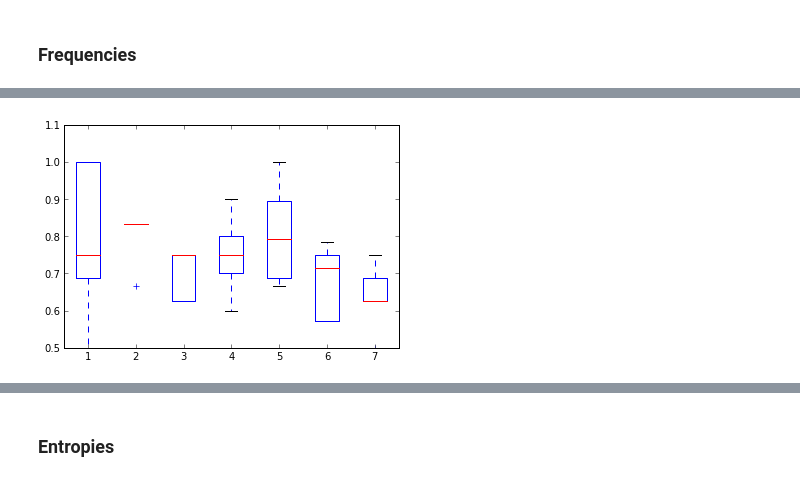
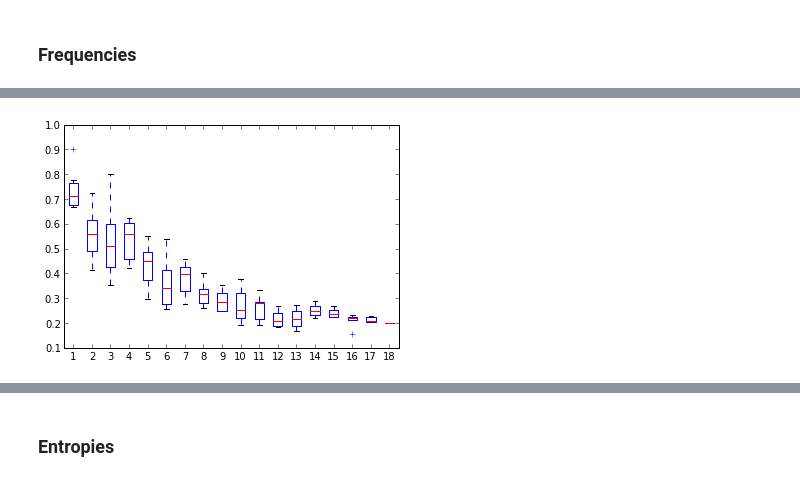
Before and after one commit to alepulver/tp-final-incc, a Jupyter notebook: notebooks/Classification Experiment (new).ipynb, the cells around one changed output, grey strips where cells are left out. Cells and saved outputs as stored; diff of their text form; code cells hidden in the pictures.

Commit message:
Added more experiments

```diff
--- a/notebooks/Classification Experiment (new).ipynb
+++ b/notebooks/Classification Experiment (new).ipynb
@@ -122,6 +122,8 @@ scatter(blah_matrix[:, 0], blah_matrix[:, 1])
 # %%
 #extractor = bc.EntropiesExtractor(tokenizer, bc.FixedGrouper(500))
 #extractor = bc.CachedExtractorWrapper(frequency_extractor)
-classification_model = bc.ClassificationModel(frequency_extractor, decomposition.TruncatedSVD(30), svm.SVC())
+#classification_model = bc.ClassificationModel(frequency_extractor, decomposition.TruncatedSVD(30), svm.SVC())
+classification_model = bc.ClassificationModelFixedVoc(frequency_extractor,
+    decomposition.TruncatedSVD(30), svm.SVC(), frequencies_hierarchial.total().keys())
 # %%
 experiment_series = bc.ESOverAuthorsCount(aBookCollection, classification_model)
@@ -137,11 +137,11 @@ None
 # %%
-experiment_series = bc.ESOverAuthorsCount(aBookCollection, classification_model)
-config = {'num_books': 8, 'num_trials': 8, 'training_percentage': 0.7, 'num_authors': 8}
-results = experiment_series.run_experiment(config)
+experiment_series2 = bc.ESOverBiasedAuthorsCount(aBookCollection, classification_model)
+config2 = {'min_books': 8, 'num_trials': 6, 'training_percentage': 0.7, 'num_authors': 30}
+results2 = experiment_series2.run_experiment(config2)
 # %%
-boxplot(results)
+boxplot(results2)
 None
 # %% [output]
-[figure, old version]
+[figure, new version]
 # %%
 another_experiment_series = bc.ESOverTrainingProportion(aBookCollection, classification_model)
```
Also changed, not shown: parts of 21 cells of this notebook, 2 other files.
